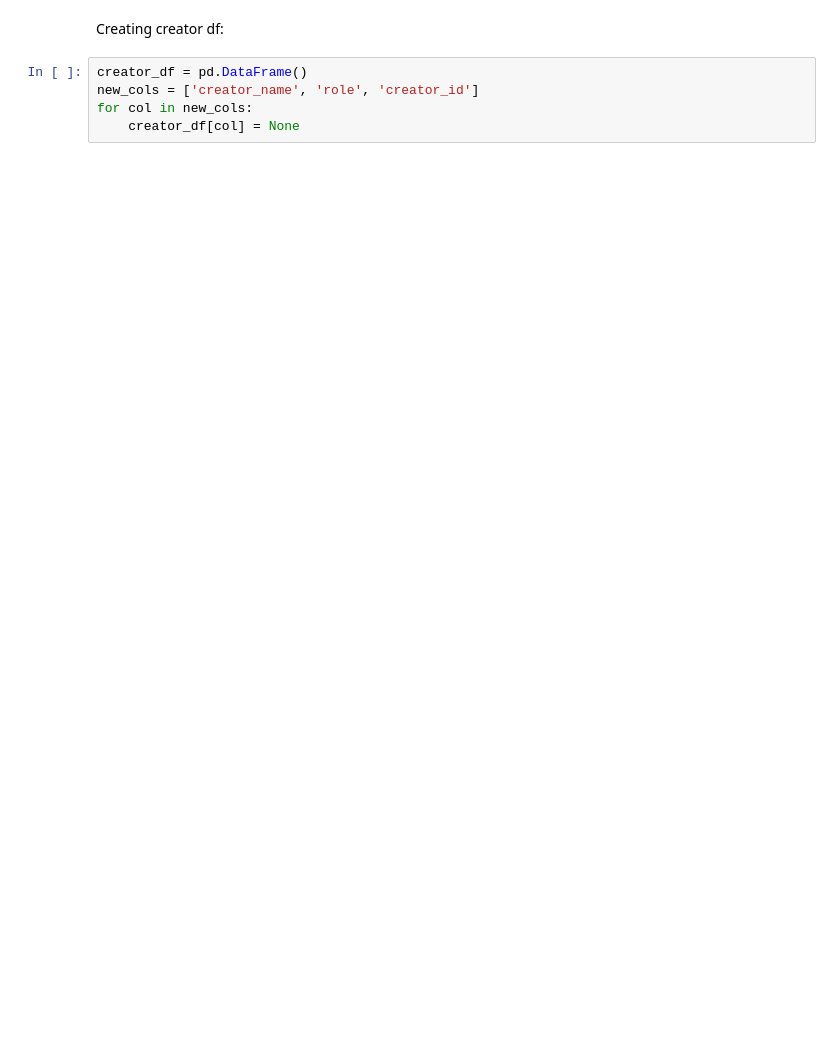
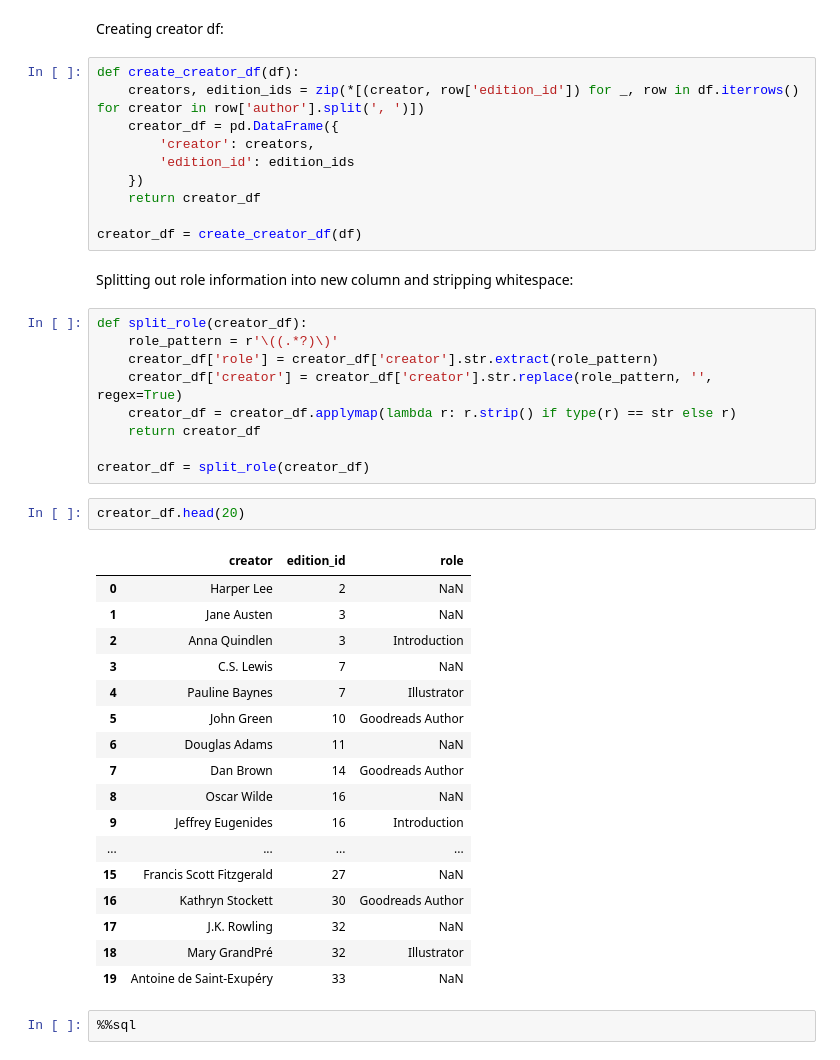
Before and after one commit to codeslp/books_db, a Jupyter notebook: src/books_db.ipynb, the cells around one changed output. Saved outputs shown, nothing was run; the diff lists cells and outputs as text; blank space fills up the shorter version.

```diff
--- a/src/books_db.ipynb
+++ b/src/books_db.ipynb
@@ -384,7 +430,45 @@ award_df.head(50)
 # %% [markdown]
 Creating creator df:
-# %%
-creator_df = pd.DataFrame()
-new_cols = ['creator_name', 'role', 'creator_id']
-for col in new_cols:
-    creator_df[col] = None
+# %%
+def create_creator_df(df):
+    creators, edition_ids = zip(*[(creator, row['edition_id']) for _, row in df.iterrows() for creator in row['author'].split(', ')])
+    creator_df = pd.DataFrame({
+        'creator': creators,
+        'edition_id': edition_ids
+    })
+    return creator_df
+
+creator_df = create_creator_df(df)
+# %% [markdown]
+Splitting out role information into new column and stripping whitespace:
+# %%
+def split_role(creator_df):
+    role_pattern = r'\((.*?)\)'
+    creator_df['role'] = creator_df['creator'].str.extract(role_pattern)
+    creator_df['creator'] = creator_df['creator'].str.replace(role_pattern, '', regex=True)
+    creator_df = creator_df.applymap(lambda r: r.strip() if type(r) == str else r)
+    return creator_df
+
+creator_df = split_role(creator_df)
+# %%
+creator_df.head(20)
+# %% [output]
+|  | creator | edition_id | role |
+| 0 | Harper Lee | 2 | NaN |
+| 1 | Jane Austen | 3 | NaN |
+| 2 | Anna Quindlen | 3 | Introduction |
+| 3 | C.S. Lewis | 7 | NaN |
+| 4 | Pauline Baynes | 7 | Illustrator |
+| 5 | John Green | 10 | Goodreads Author |
+| 6 | Douglas Adams | 11 | NaN |
+| 7 | Dan Brown | 14 | Goodreads Author |
+| 8 | Oscar Wilde | 16 | NaN |
+| 9 | Jeffrey Eugenides | 16 | Introduction |
+| ... | ... | ... | ... |
+| 15 | Francis Scott Fitzgerald | 27 | NaN |
+| 16 | Kathryn Stockett | 30 | Goodreads Author |
+| 17 | J.K. Rowling | 32 | NaN |
+| 18 | Mary GrandPré | 32 | Illustrator |
+| 19 | Antoine de Saint-Exupéry | 33 | NaN |
+# %%
+%%sql
```
Also changed, not shown: parts of 54 cells of this notebook, 1 other file.
